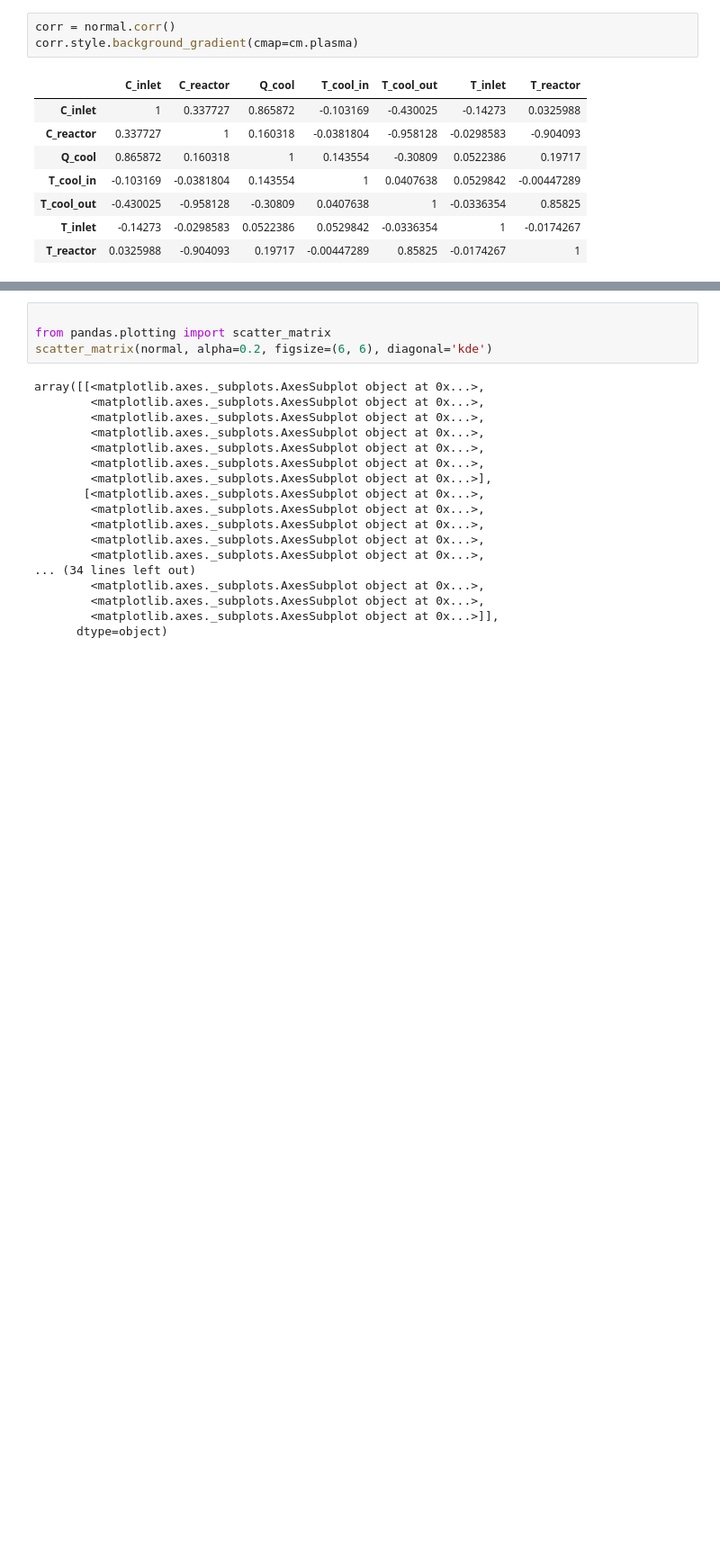
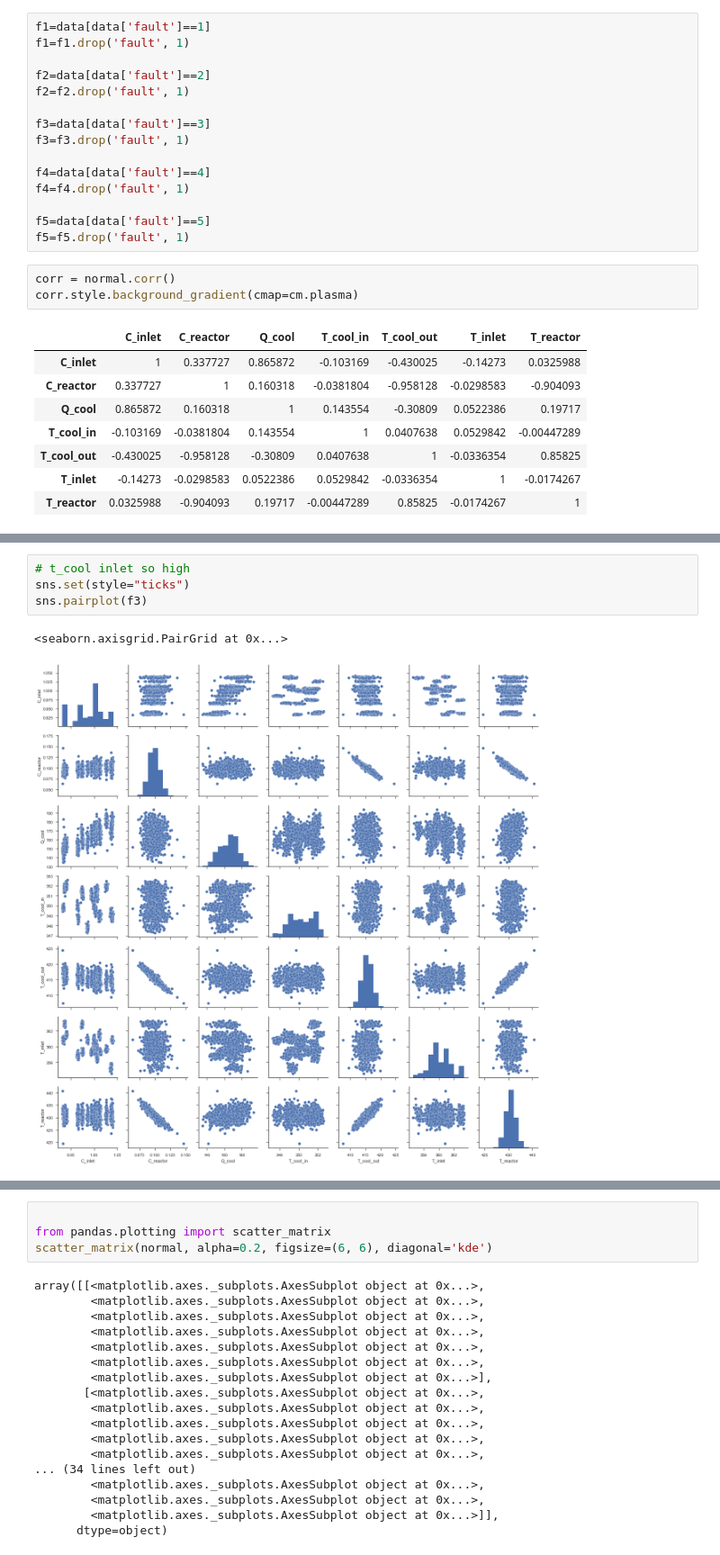
Before and after one commit to someoneinthecrowd/CSTR-chemical-timeseries, a Jupyter notebook: Final AI.ipynb, the cells around one changed output, grey strips where cells are left out. Shown at 90% size. Cells and saved outputs as stored; diff of their text form; blank space fills up the shorter version.

```diff
--- a/Final AI.ipynb
+++ b/Final AI.ipynb
@@ -35,6 +35,21 @@ data.head()
 # %%
 normal=data[data['fault']==0]
 normal = normal.drop('fault', 1)
+# %%
+f1=data[data['fault']==1]
+f1=f1.drop('fault', 1)
+
+f2=data[data['fault']==2]
+f2=f2.drop('fault', 1)
+
+f3=data[data['fault']==3]
+f3=f3.drop('fault', 1)
+
+f4=data[data['fault']==4]
+f4=f4.drop('fault', 1)
+
+f5=data[data['fault']==5]
+f5=f5.drop('fault', 1)
 # %%
 corr = normal.corr()
 corr.style.background_gradient(cmap=cm.plasma)
@@ -54,3 +84,10 @@ sns.pairplot(normal)
 # %% [output]
 <seaborn.axisgrid.PairGrid at 0x...>
 [figure]
+# %%
+# t_cool inlet so high
+sns.set(style="ticks")
+sns.pairplot(f3)
+# %% [output]
+<seaborn.axisgrid.PairGrid at 0x...>
+[figure, added]
```
Also changed, not shown: parts of 3 cells of this notebook.
